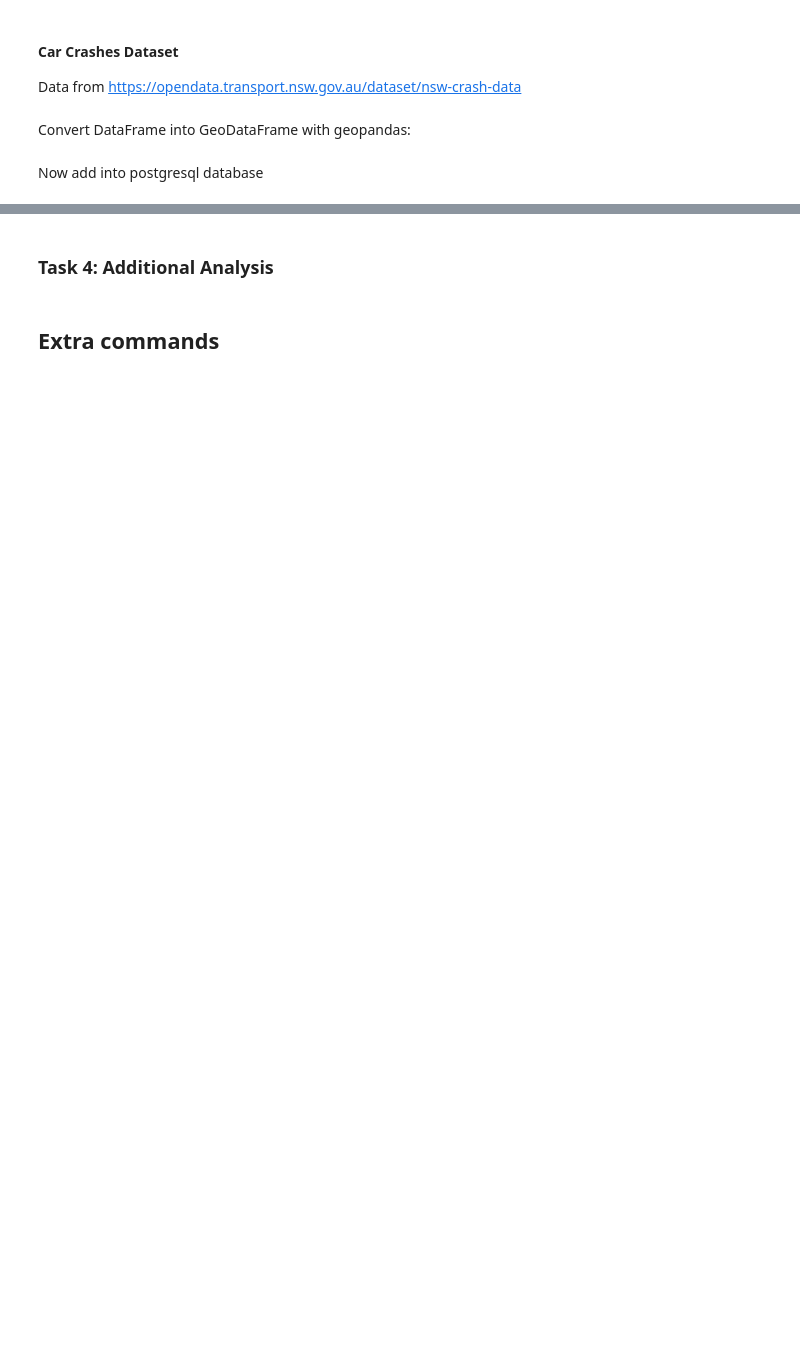
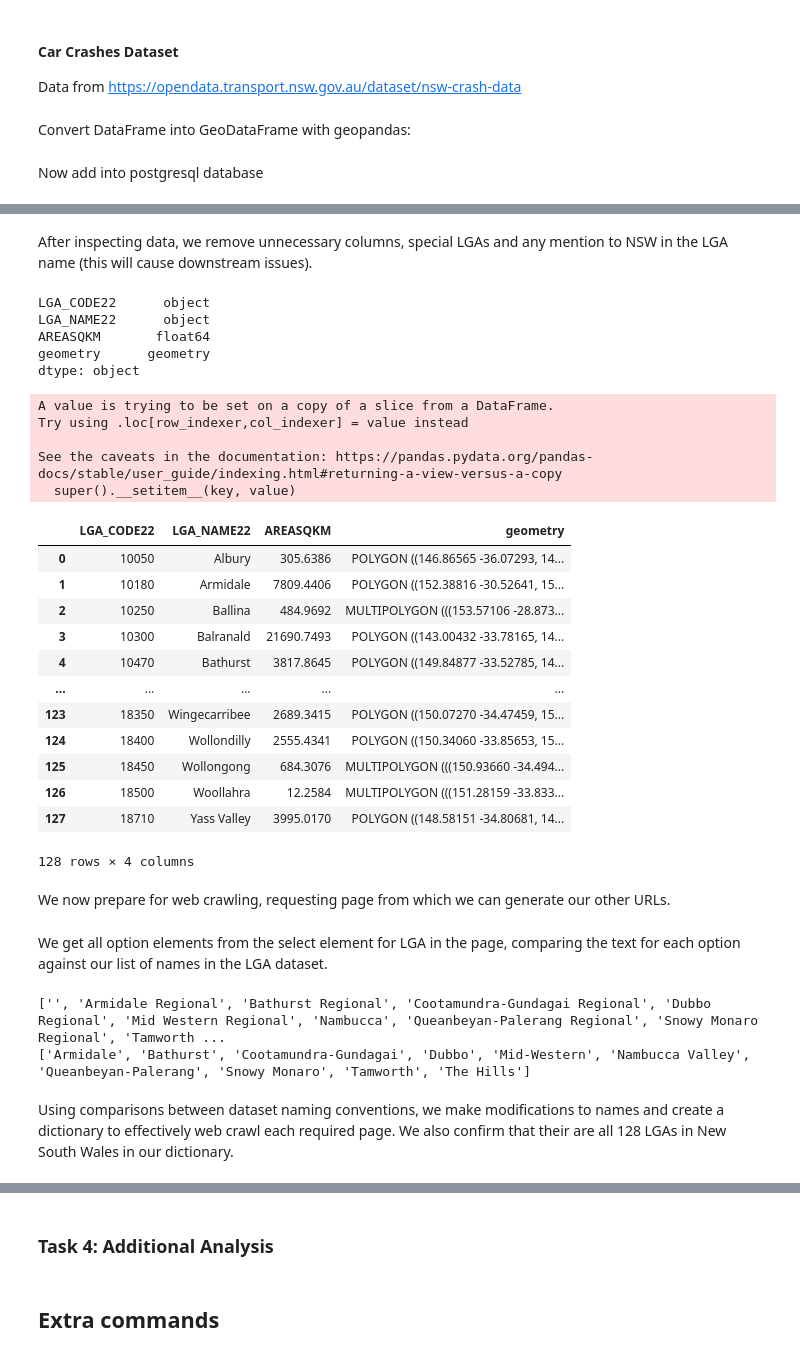
Before and after one commit to FixItChris/DATA2901, a Jupyter notebook: Report.ipynb, the cells around one changed output, grey strips where cells are left out. Cells and saved outputs as stored; diff of their text form; code cells hidden in the pictures; blank space fills up the shorter version.

```diff
--- a/Report.ipynb
+++ b/Report.ipynb
@@ -1205,0 +1297,39 @@ query(conn, "SELECT * FROM crashes LIMIT 5;")
+# %% [markdown]
+After inspecting data, we remove unnecessary columns, special LGAs and any mention to NSW in the LGA name (this will cause downstream issues).
+# %%
+# Dropping irrelevant columns
+land_values.drop(columns=['STE_CODE21', 'STE_NAME21', 'AUS_CODE21', 'AUS_NAME21', 'LOCI_URI21', 'SHAPE_Leng', 'SHAPE_Area'], inplace=True)
+
+# Removing 'NSW' from names, and special LGAs
+land_values = land_values[~land_values.LGA_NAME22.isin(['Unincorporated NSW', 'No usual address (NSW)', 'Migratory - Offshore - Shipping (NSW)'])]
+land_values.LGA_NAME22 = land_values.LGA_NAME22.replace(regex = r' \(?NSW\)?$', value = '')
+
+# Checking data after cleaning
+print(land_values.dtypes)
+land_values
+# %% [output]
+LGA_CODE22      object
+LGA_NAME22      object
+AREASQKM       float64
+geometry      geometry
+dtype: object
+A value is trying to be set on a copy of a slice from a DataFrame.
+Try using .loc[row_indexer,col_indexer] = value instead
+
+See the caveats in the documentation: https://pandas.pydata.org/pandas-docs/stable/user_guide/indexing.html#returning-a-view-versus-a-copy
+  super().__setitem__(key, value)
+|  | LGA_CODE22 | LGA_NAME22 | AREASQKM | geometry |
+| 0 | 10050 | Albury | 305.6386 | POLYGON ((146.86565 -36.07293, 14... |
+| 1 | 10180 | Armidale | 7809.4406 | POLYGON ((152.38816 -30.52641, 15... |
+| 2 | 10250 | Ballina | 484.9692 | MULTIPOLYGON (((153.57106 -28.873... |
+| 3 | 10300 | Balranald | 21690.7493 | POLYGON ((143.00432 -33.78165, 14... |
+| 4 | 10470 | Bathurst | 3817.8645 | POLYGON ((149.84877 -33.52785, 14... |
+| ... | ... | ... | ... | ... |
+| 123 | 18350 | Wingecarribee | 2689.3415 | POLYGON ((150.07270 -34.47459, 15... |
+| 124 | 18400 | Wollondilly | 2555.4341 | POLYGON ((150.34060 -33.85653, 15... |
+| 125 | 18450 | Wollongong | 684.3076 | MULTIPOLYGON (((150.93660 -34.494... |
+| 126 | 18500 | Woollahra | 12.2584 | MULTIPOLYGON (((151.28159 -33.833... |
+| 127 | 18710 | Yass Valley | 3995.0170 | POLYGON ((148.58151 -34.80681, 14... |
+128 rows × 4 columns
+# %% [markdown]
+We now prepare for web crawling, requesting page from which we can generate our other URLs.
@@ -1205,0 +1345,15 @@ query(conn, "SELECT * FROM crashes LIMIT 5;")
+# %% [markdown]
+We get all option elements from the select element for LGA in the page, comparing the text for each option against our list of names in the LGA dataset.
+# %%
+# Getting LGA information and checking for data cleaning
+lga_codes = base_content.find('select', id='dist_code').findAll('option')
+lga_names = [x.text for x in lga_codes]
+
+# Comparing LGA names
+print([x for x in lga_names if x not in list(land_values['LGA_NAME22'])])
+print([x for x in land_values['LGA_NAME22'] if x not in lga_names])
+# %% [output]
+['', 'Armidale Regional', 'Bathurst Regional', 'Cootamundra-Gundagai Regional', 'Dubbo Regional', 'Mid Western Regional', 'Nambucca', 'Queanbeyan-Palerang Regional', 'Snowy Monaro Regional', 'Tamworth ...
+['Armidale', 'Bathurst', 'Cootamundra-Gundagai', 'Dubbo', 'Mid-Western', 'Nambucca Valley', 'Queanbeyan-Palerang', 'Snowy Monaro', 'Tamworth', 'The Hills']
+# %% [markdown]
+Using comparisons between dataset naming conventions, we make modifications to names and create a dictionary to effectively web crawl each required page. We also confirm that their are all 128 LGAs in New South Wales in our dictionary.
```
Also changed, not shown: parts of 21 cells of this notebook.
